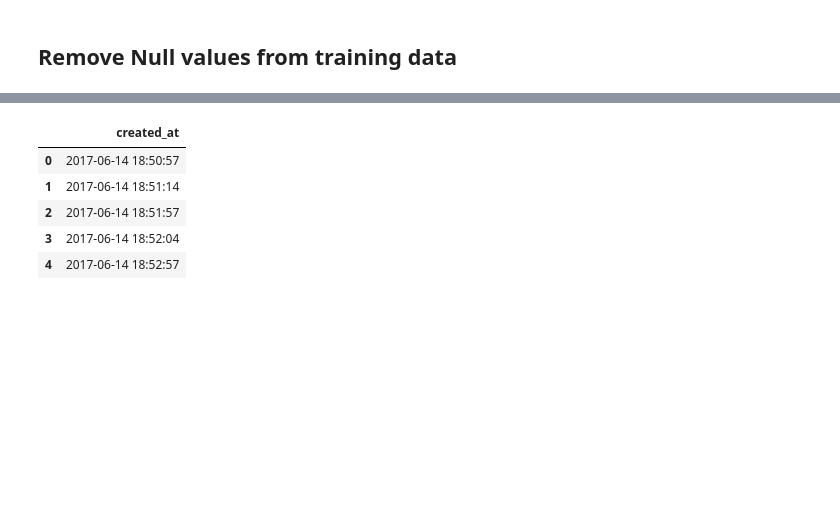
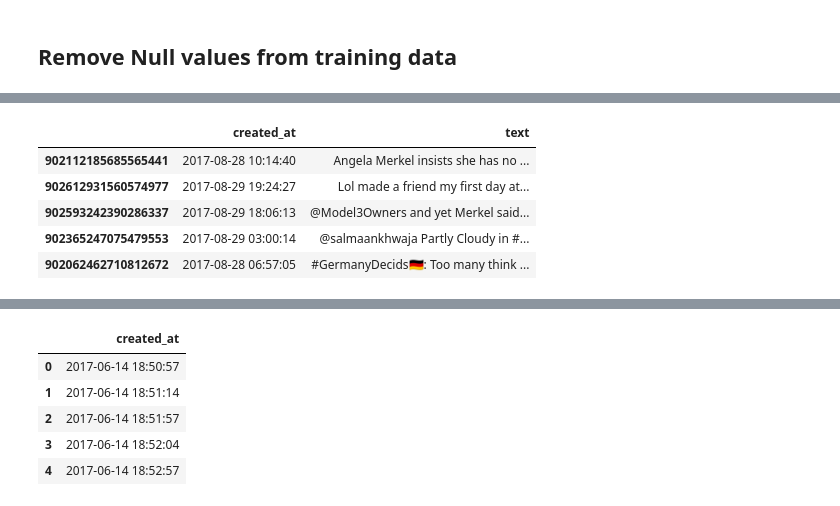
Before and after one commit to ChoudhuryAnkhi/sentiment-analysis-of-tweets-election-2017, a Jupyter notebook: notebooks/Creating dataset for machine learning - German Election.ipynb, the cells around one changed output, grey strips where cells are left out. Cells and saved outputs as stored; diff of their text form; code cells hidden in the pictures; blank space fills up the shorter version.

```diff
--- a/notebooks/Creating dataset for machine learning - German Election.ipynb
+++ b/notebooks/Creating dataset for machine learning - German Election.ipynb
@@ -80,0 +111,15 @@ test_df.info()
+# %%
+#turns out that there was an issue with the index.
+# the index of missingdf corresponds to twitter ids
+#   -- which we somehow dropped for the other tweets - but retained for the 998 in missing_df
+
+(test_df
+ .loc[missing_df.index,:]
+).head()
+# %% [output]
+|  | created_at | text |
+| 902112185685565441 | 2017-08-28 10:14:40 | Angela Merkel insists she has no ... |
+| 902612931560574977 | 2017-08-29 19:24:27 | Lol made a friend my first day at... |
+| 902593242390286337 | 2017-08-29 18:06:13 | @Model3Owners and yet Merkel said... |
+| 902365247075479553 | 2017-08-29 03:00:14 | @salmaankhwaja Partly Cloudy in #... |
+| 902062462710812672 | 2017-08-28 06:57:05 | #GermanyDecids🇩🇪: Too many think ... |
```
Also changed, not shown: parts of 29 cells of this notebook.
